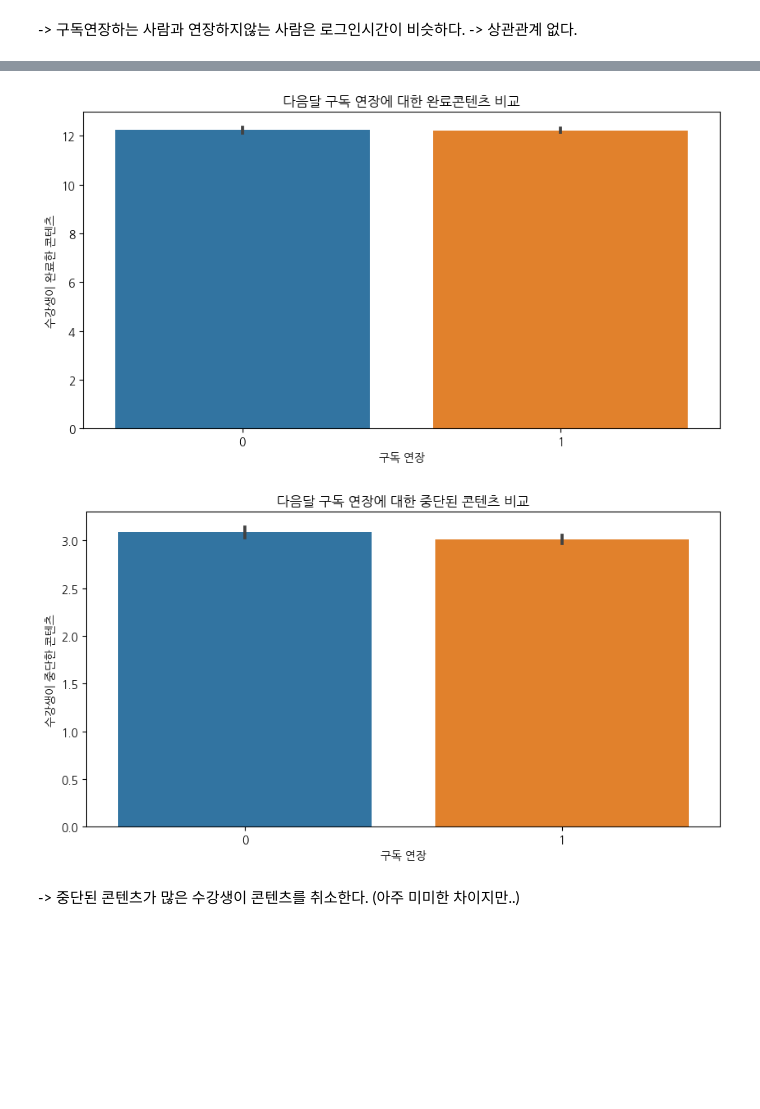
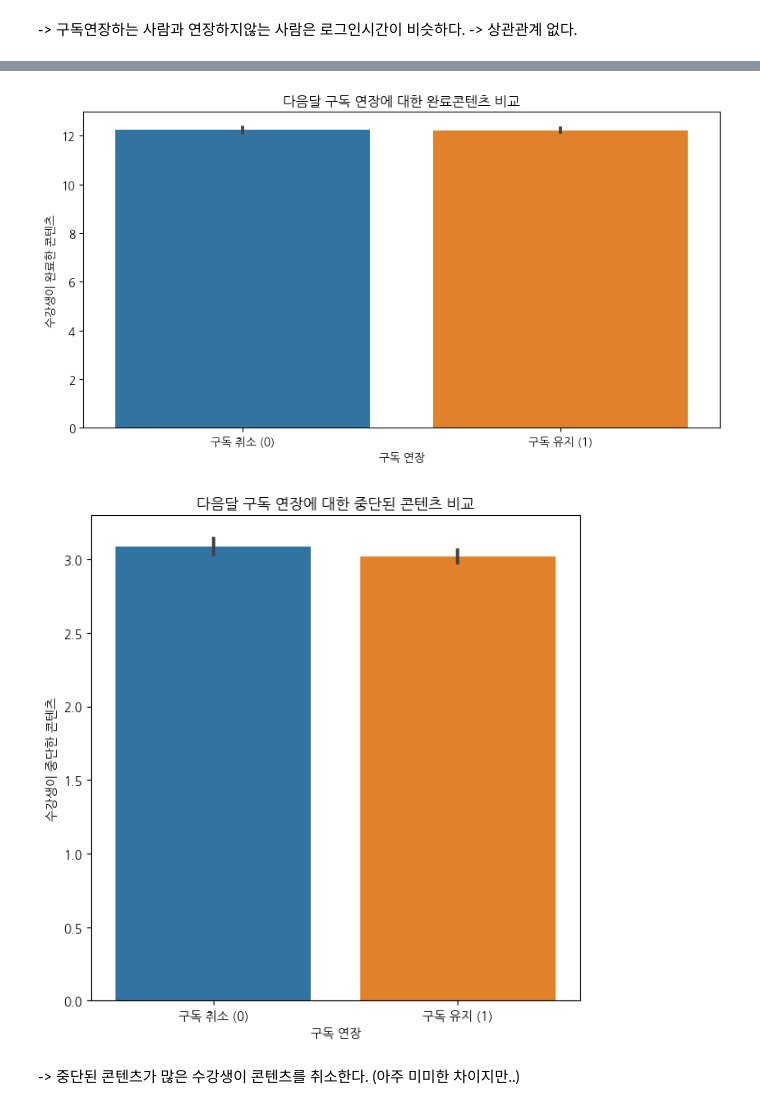
Before and after one commit to kimsumin-creat/wassup3, a Jupyter notebook: 05_Data_Analysis/DA_Mini_Project.ipynb, the cells around one changed output, grey strips where cells are left out. Cells and saved outputs as stored; diff of their text form; code cells hidden in the pictures; blank space fills up the shorter version.

```diff
--- a/05_Data_Analysis/DA_Mini_Project.ipynb
+++ b/05_Data_Analysis/DA_Mini_Project.ipynb
@@ -208,17 +214,21 @@ sns.barplot(x='target', y='total_completed_courses', data=mini)
 plt.title('다음달 구독 연장에 대한 완료콘텐츠 비교')
 plt.xlabel('구독 연장')
 plt.ylabel('수강생이 완료한 콘텐츠')
+plt.xticks([0, 1], ['구독 취소 (0)', '구독 유지 (1)'])
+
 plt.show()
 # %% [output]
-[figure, old version]
+[figure, new version]
 # %%
-plt.figure(figsize=(10, 5))
+plt.figure(figsize=(7, 7))
 sns.barplot(x='target', y='abandoned_learning_sessions', data=mini)
 plt.title('다음달 구독 연장에 대한 중단된 콘텐츠 비교')
 plt.xlabel('구독 연장')
 plt.ylabel('수강생이 중단한 콘텐츠')
+plt.xticks([0, 1], ['구독 취소 (0)', '구독 유지 (1)'])
+
 plt.show()
 # %% [output]
-[figure, old version]
+[figure, new version]
 # %% [markdown]
 -> 중단된 콘텐츠가 많은 수강생이 콘텐츠를 취소한다. (아주 미미한 차이지만..)
```
Also changed, not shown: parts of 12 cells of this notebook.
